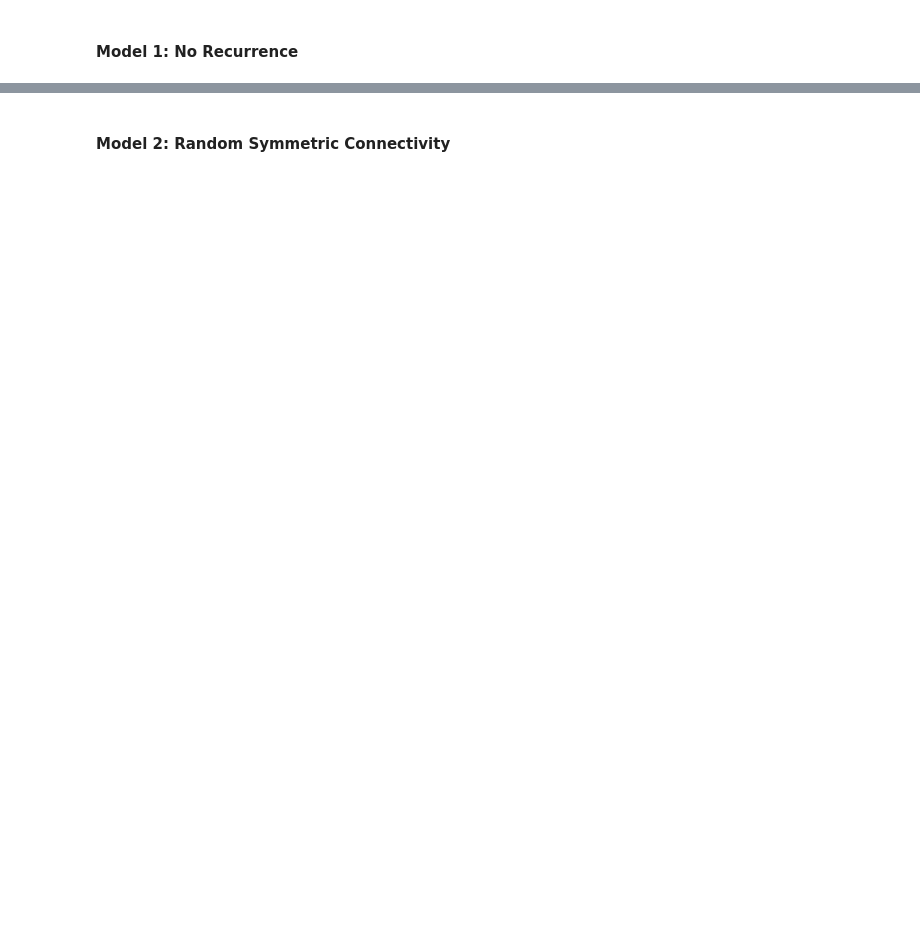
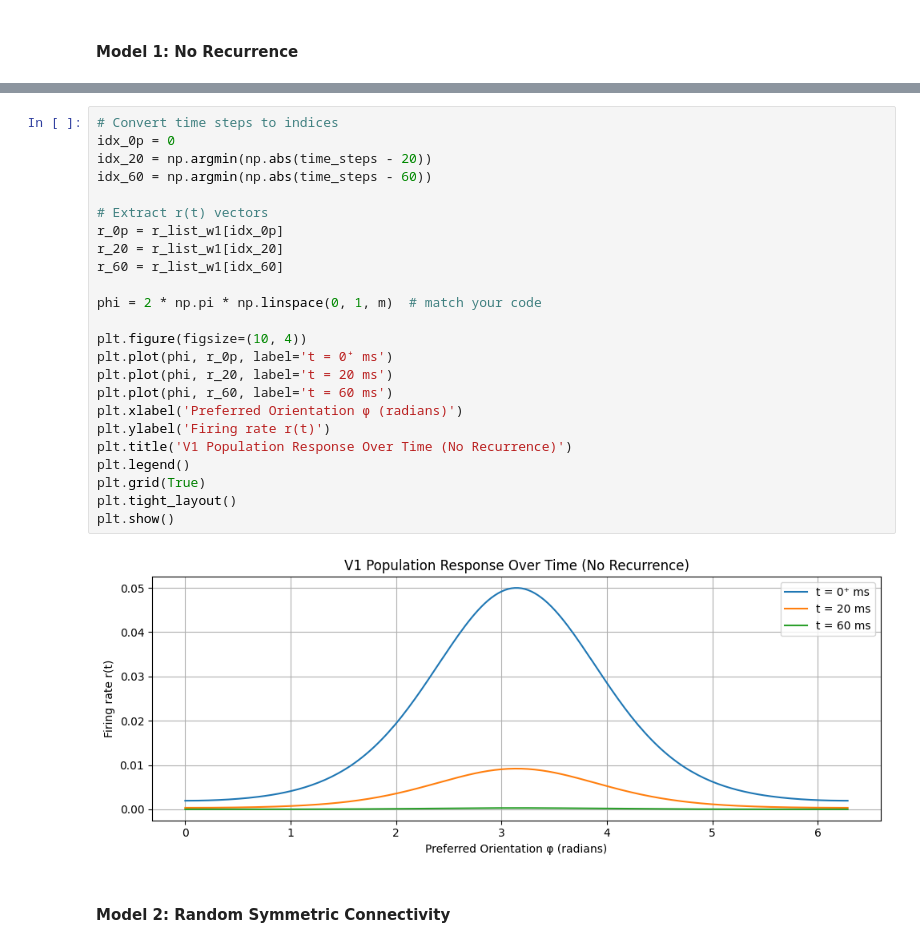
Before and after one commit to macaswalker/CompNeuroCam, a Jupyter notebook: Assignment 2/recurrent_neural_network_dynamics.ipynb, the cells around one changed output, grey strips where cells are left out. Saved outputs shown, nothing was run; the diff lists cells and outputs as text; blank space fills up the shorter version.

```diff
--- a/Assignment 2/recurrent_neural_network_dynamics.ipynb
+++ b/Assignment 2/recurrent_neural_network_dynamics.ipynb
@@ -208,2 +204,28 @@ plt.show()
+# %%
+# Convert time steps to indices
+idx_0p = 0
+idx_20 = np.argmin(np.abs(time_steps - 20))
+idx_60 = np.argmin(np.abs(time_steps - 60))
+
+# Extract r(t) vectors
+r_0p = r_list_w1[idx_0p]
+r_20 = r_list_w1[idx_20]
+r_60 = r_list_w1[idx_60]
+
+phi = 2 * np.pi * np.linspace(0, 1, m)  # match your code
+
+plt.figure(figsize=(10, 4))
+plt.plot(phi, r_0p, label='t = 0⁺ ms')
+plt.plot(phi, r_20, label='t = 20 ms')
+plt.plot(phi, r_60, label='t = 60 ms')
+plt.xlabel('Preferred Orientation φ (radians)')
+plt.ylabel('Firing rate r(t)')
+plt.title('V1 Population Response Over Time (No Recurrence)')
+plt.legend()
+plt.grid(True)
+plt.tight_layout()
+plt.show()
+# %% [output]
+[figure, added]
 # %% [markdown]
 #### Model 2: Random Symmetric Connectivity
```
Also changed, not shown: parts of 29 cells of this notebook, 1 other file.
